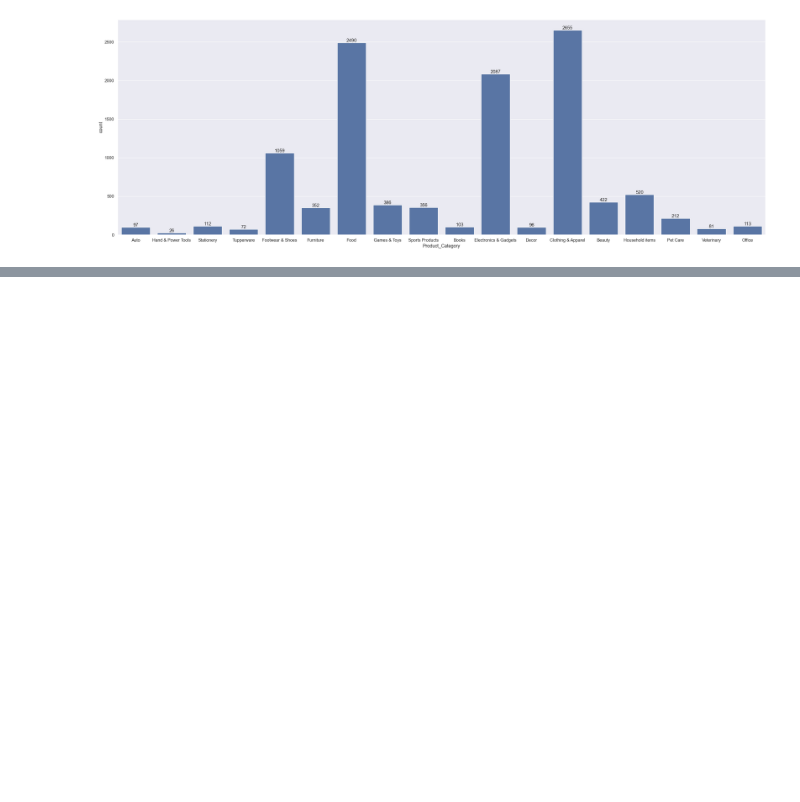
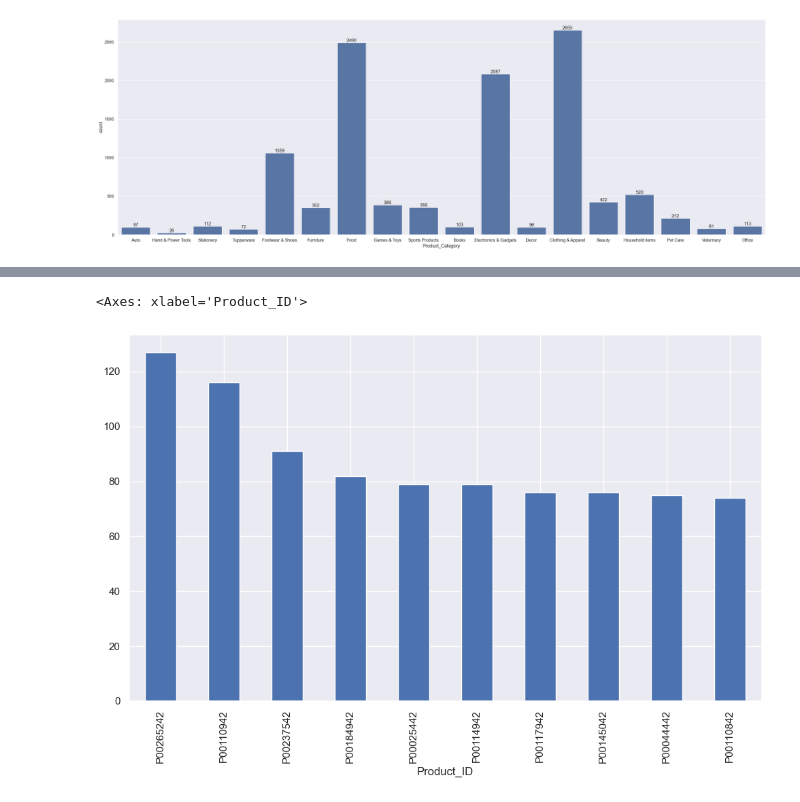
Before and after one commit to afaqahmad2005/Python_Diwali_Sales_Analysis, a Jupyter notebook: Diwali_Sales_Analysis.ipynb, the cells around one changed output, grey strips where cells are left out. Drawn from its saved outputs; the diff is of its cells as text; code cells hidden in the pictures; blank space fills up the shorter version.

```diff
--- a/Diwali_Sales_Analysis.ipynb
+++ b/Diwali_Sales_Analysis.ipynb
@@ -283,0 +302,7 @@ for bars in ax.containers:
+# %%
+# top 10 most sold products (same as above)
+fig1, ax1 = plt.subplots(figsize=(12,7))
+df.groupby('Product_ID')['Orders'].sum().nlargest(10).sort_values(ascending=False).plot(kind='bar')
+# %% [output]
+<Axes: xlabel='Product_ID'>
+[figure, added]
```
Also changed, not shown: parts of 4 cells of this notebook.
